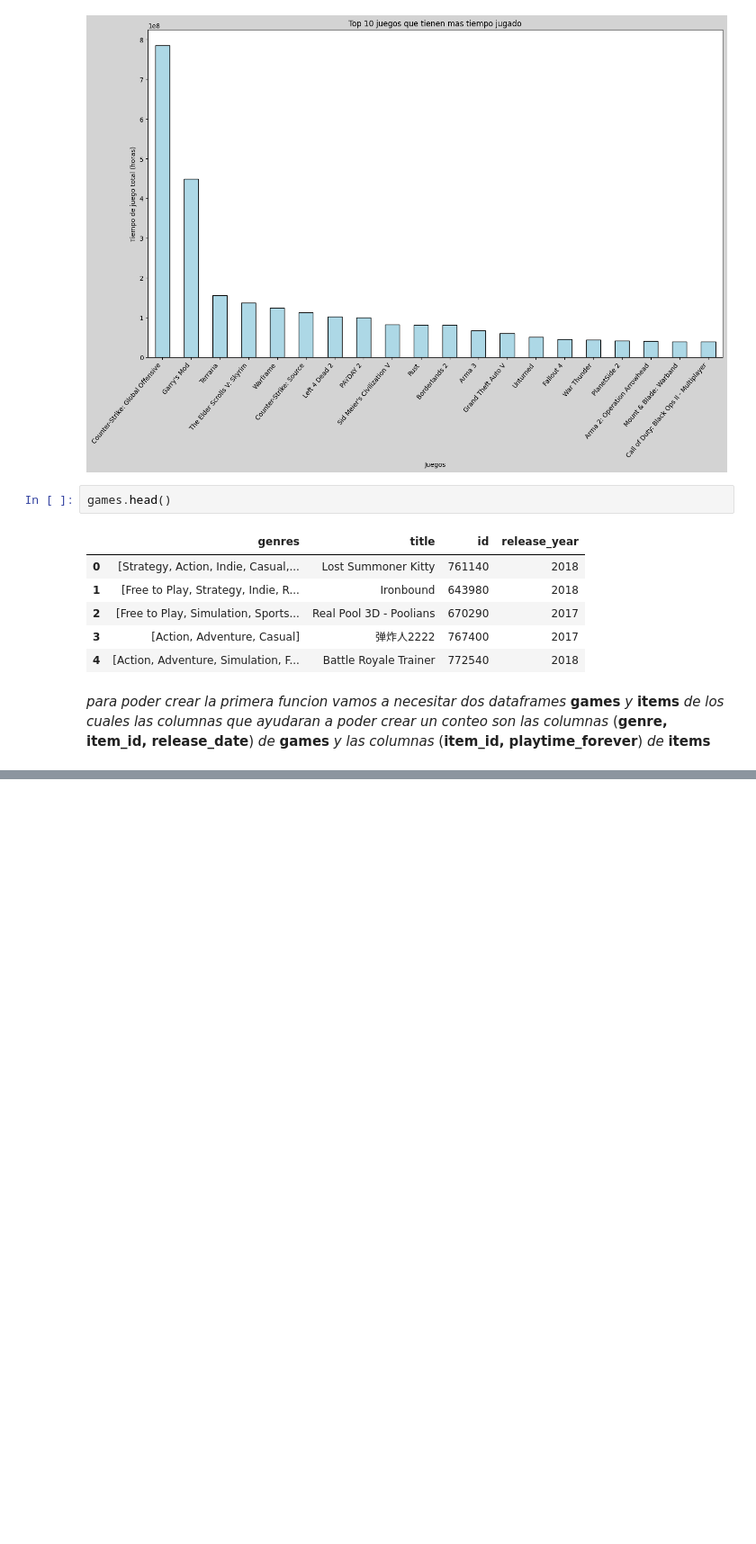
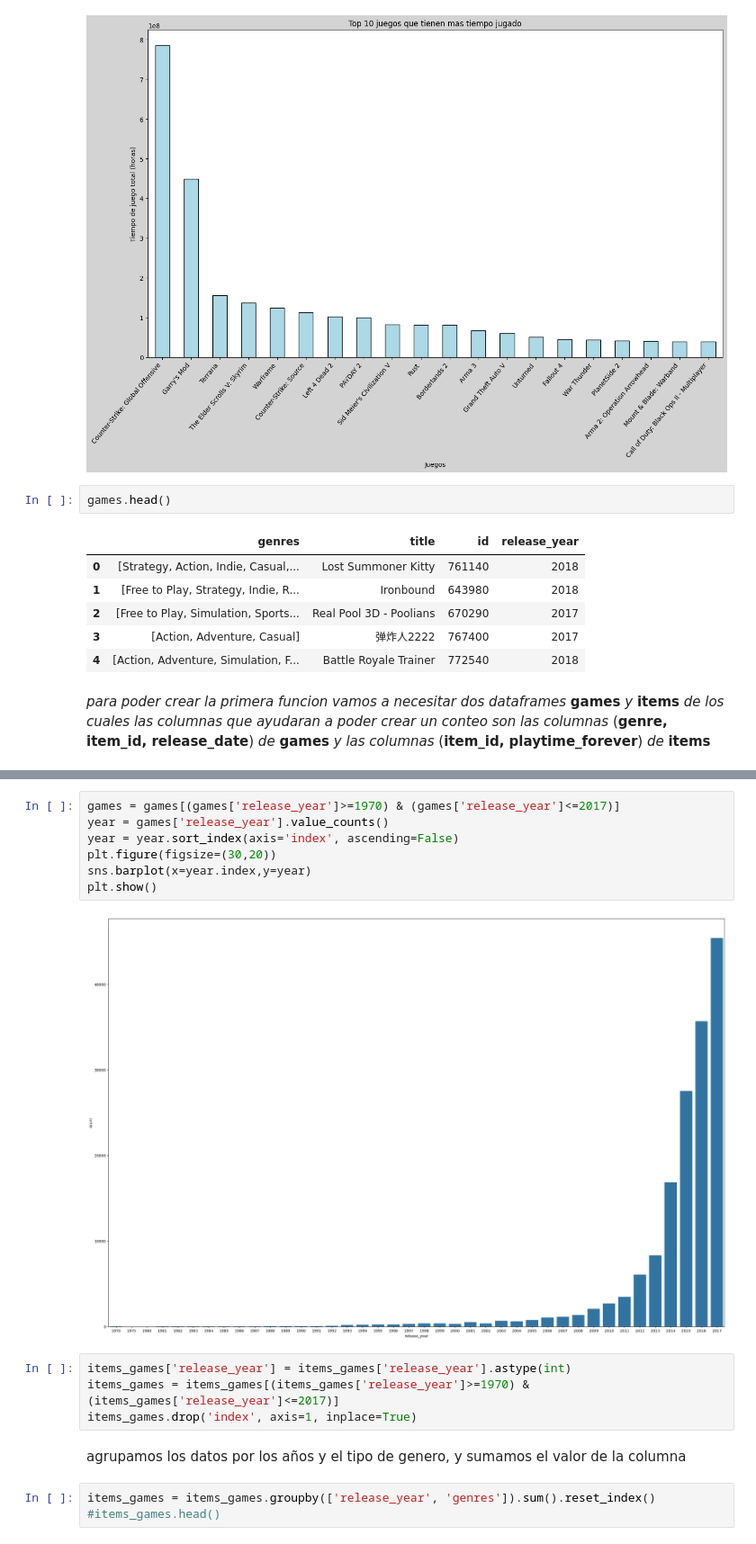
Before and after one commit to matiasbarriosled/PI1-MLOps, a Jupyter notebook: eda/EDA.ipynb, the cells around one changed output, grey strips where cells are left out. Shown: that part at 90% size. Cells and saved outputs as stored; diff of their text form; blank space fills up the shorter version.

```diff
--- a/eda/EDA.ipynb
+++ b/eda/EDA.ipynb
@@ -106,0 +157,18 @@ TypeError: bar() missing 1 required positional argument: 'height'
+# %%
+games = games[(games['release_year']>=1970) & (games['release_year']<=2017)]
+year = games['release_year'].value_counts()
+year = year.sort_index(axis='index', ascending=False)
+plt.figure(figsize=(30,20))
+sns.barplot(x=year.index,y=year)
+plt.show()
+# %% [output]
+[figure, added]
+# %%
+items_games['release_year'] = items_games['release_year'].astype(int)
+items_games = items_games[(items_games['release_year']>=1970) & (items_games['release_year']<=2017)]
+items_games.drop('index', axis=1, inplace=True)
+# %% [markdown]
+agrupamos los datos por los años y el tipo de genero, y sumamos el valor de la columna
+# %%
+items_games = items_games.groupby(['release_year', 'genres']).sum().reset_index()
+#items_games.head()
```
Also changed, not shown: parts of 17 cells of this notebook, 3 other files.
